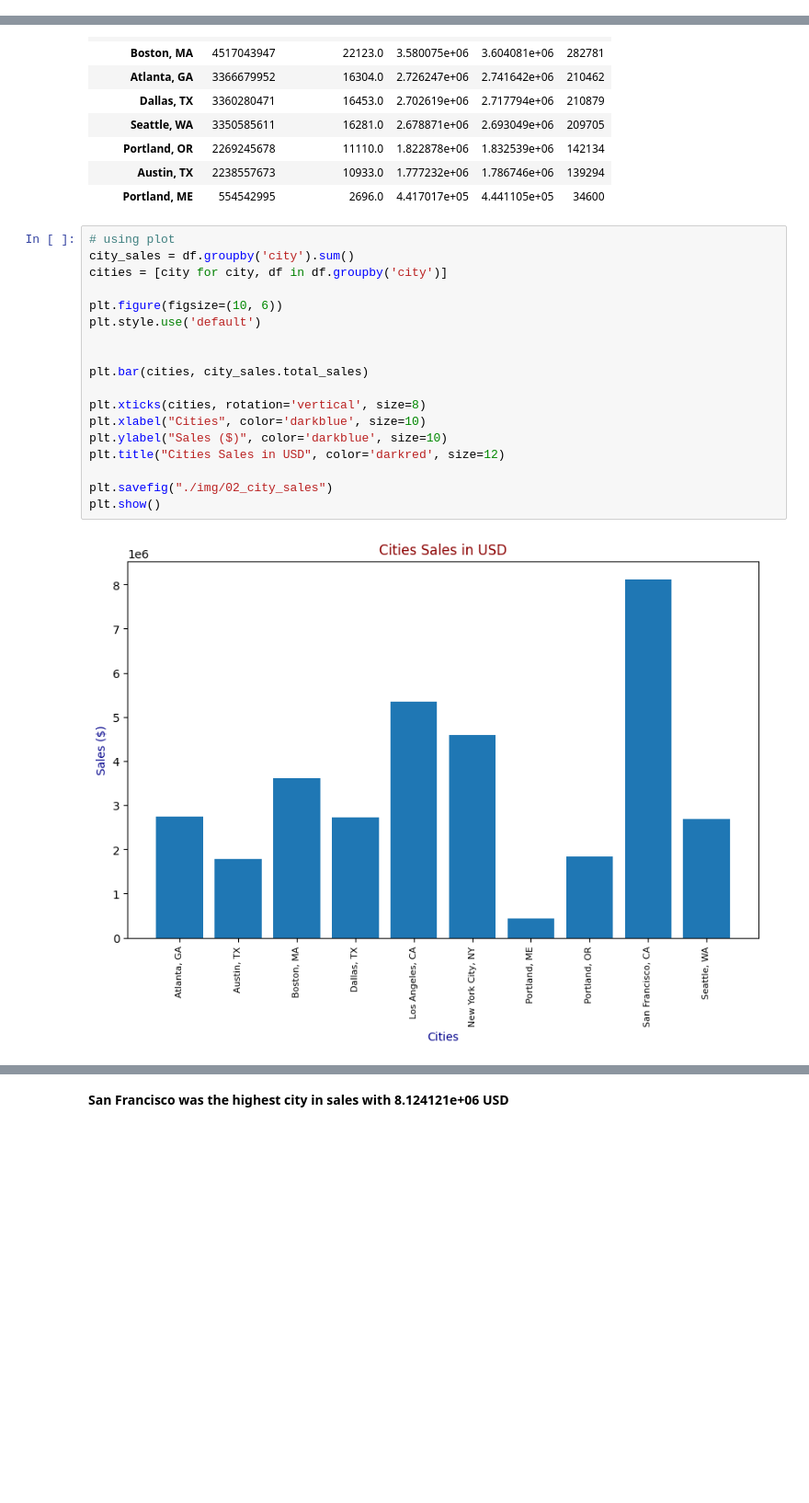
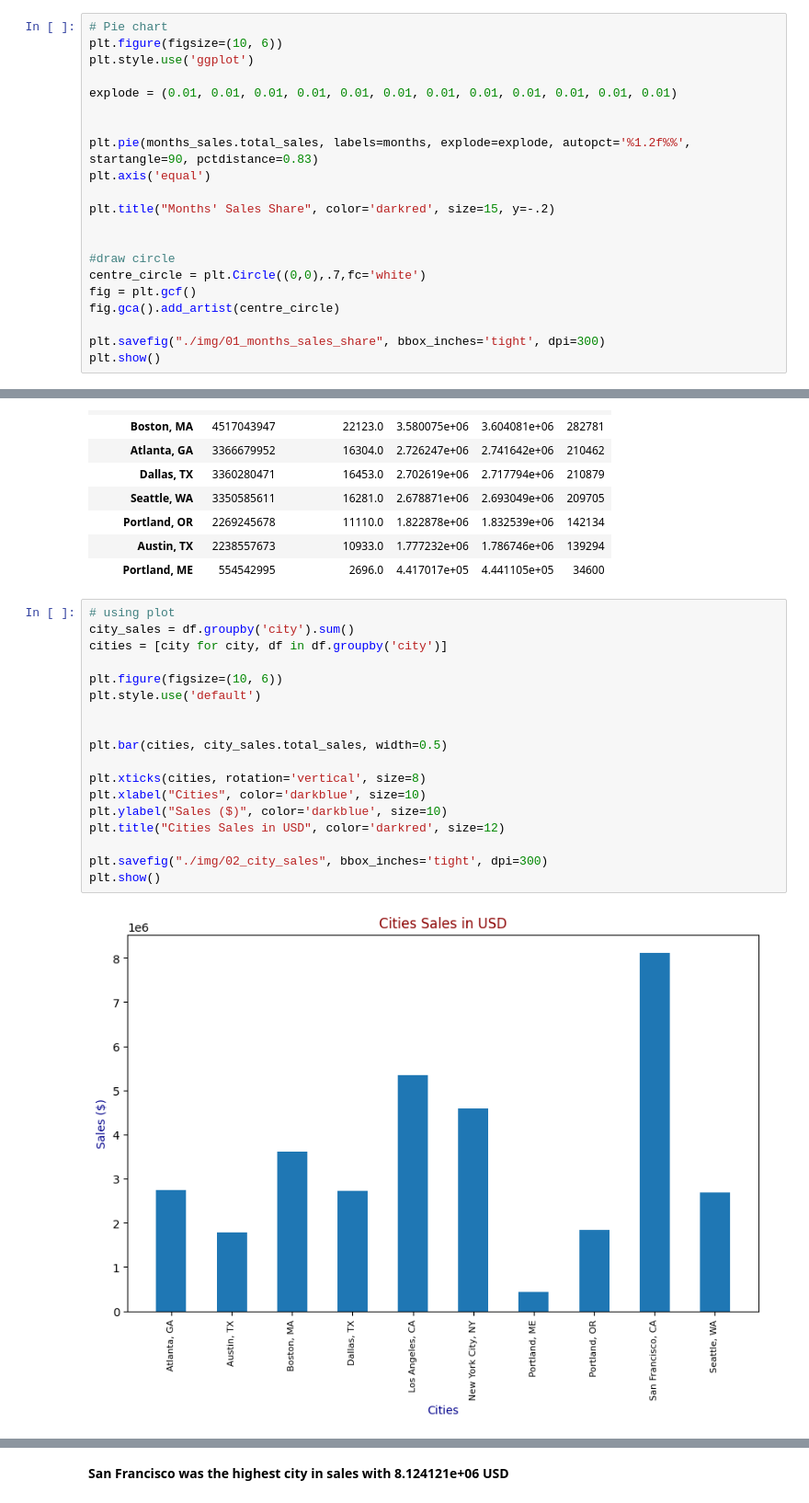
Before and after one commit to kfrawee/SalesAnalysis, a Jupyter notebook: SalesAnalysis.ipynb, the cells around one changed output, grey strips where cells are left out. Shown at 92% size. Saved outputs shown, nothing was run; the diff lists cells and outputs as text; blank space fills up the shorter version.

```diff
--- a/SalesAnalysis.ipynb
+++ b/SalesAnalysis.ipynb
@@ -558,0 +559,21 @@ plt.show()
+# %%
+# Pie chart
+plt.figure(figsize=(10, 6))
+plt.style.use('ggplot')
+
+explode = (0.01, 0.01, 0.01, 0.01, 0.01, 0.01, 0.01, 0.01, 0.01, 0.01, 0.01, 0.01)
+
+
+plt.pie(months_sales.total_sales, labels=months, explode=explode, autopct='%1.2f%%', startangle=90, pctdistance=0.83)
+plt.axis('equal')
+
+plt.title("Months' Sales Share", color='darkred', size=15, y=-.2)
+
+
+#draw circle
+centre_circle = plt.Circle((0,0),.7,fc='white')
+fig = plt.gcf()
+fig.gca().add_artist(centre_circle)
+
+plt.savefig("./img/01_months_sales_share", bbox_inches='tight', dpi=300)
+plt.show()
@@ -581,20 +604,20 @@ df.groupby('city').sum().sort_values('total_sales', ascending=False)
 # %%
 # using plot
 city_sales = df.groupby('city').sum()
 cities = [city for city, df in df.groupby('city')]
 
 plt.figure(figsize=(10, 6))
 plt.style.use('default')
 
 
-plt.bar(cities, city_sales.total_sales)
+plt.bar(cities, city_sales.total_sales, width=0.5)
 
 plt.xticks(cities, rotation='vertical', size=8)
 plt.xlabel("Cities", color='darkblue', size=10)
 plt.ylabel("Sales ($)", color='darkblue', size=10)
 plt.title("Cities Sales in USD", color='darkred', size=12)
 
-plt.savefig("./img/02_city_sales")
+plt.savefig("./img/02_city_sales", bbox_inches='tight', dpi=300)
 plt.show()
 # %% [output]
-[figure, old version]
+[figure, new version]
```
Also changed, not shown: parts of 11 cells of this notebook, 7 other files.
